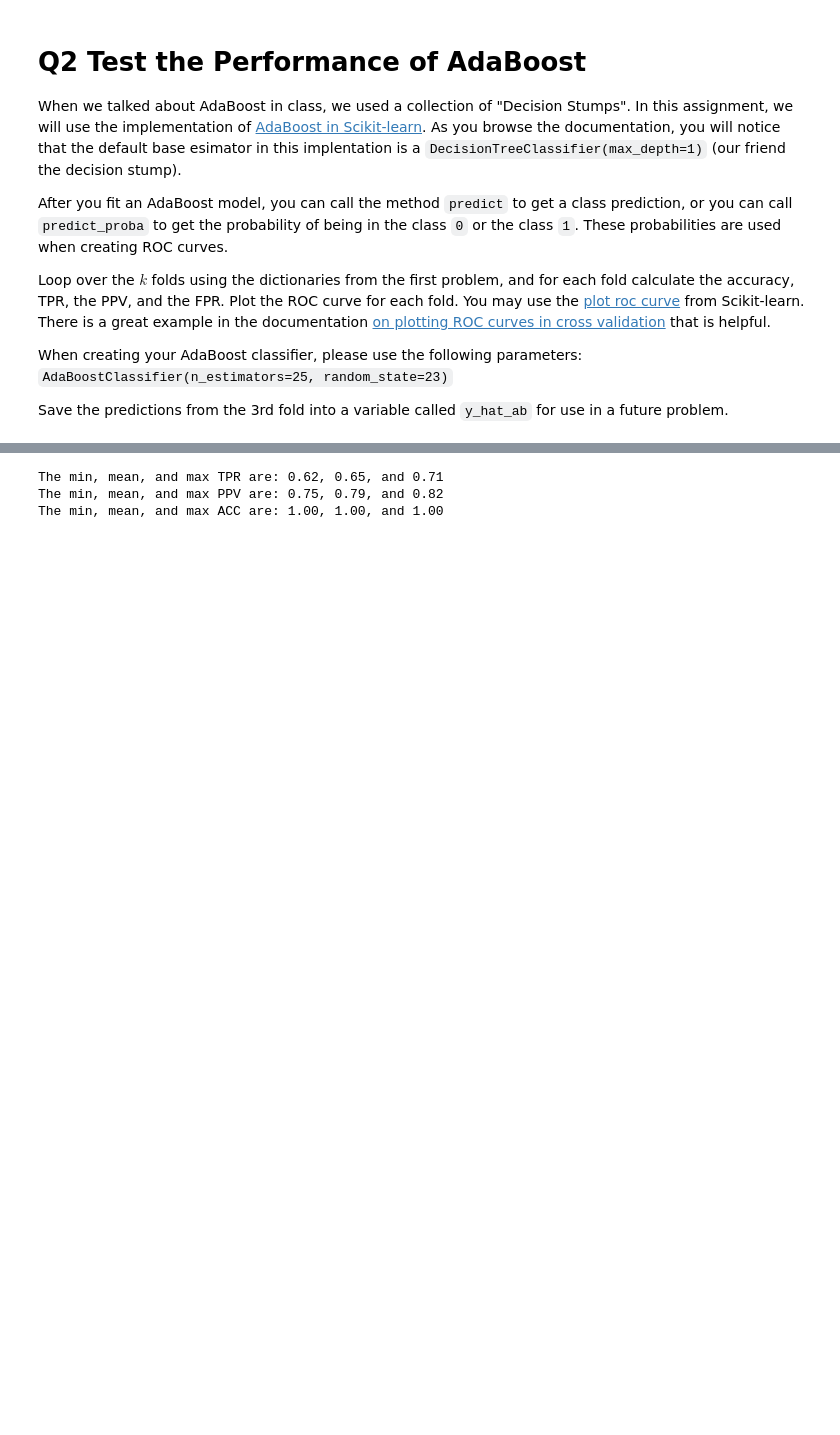
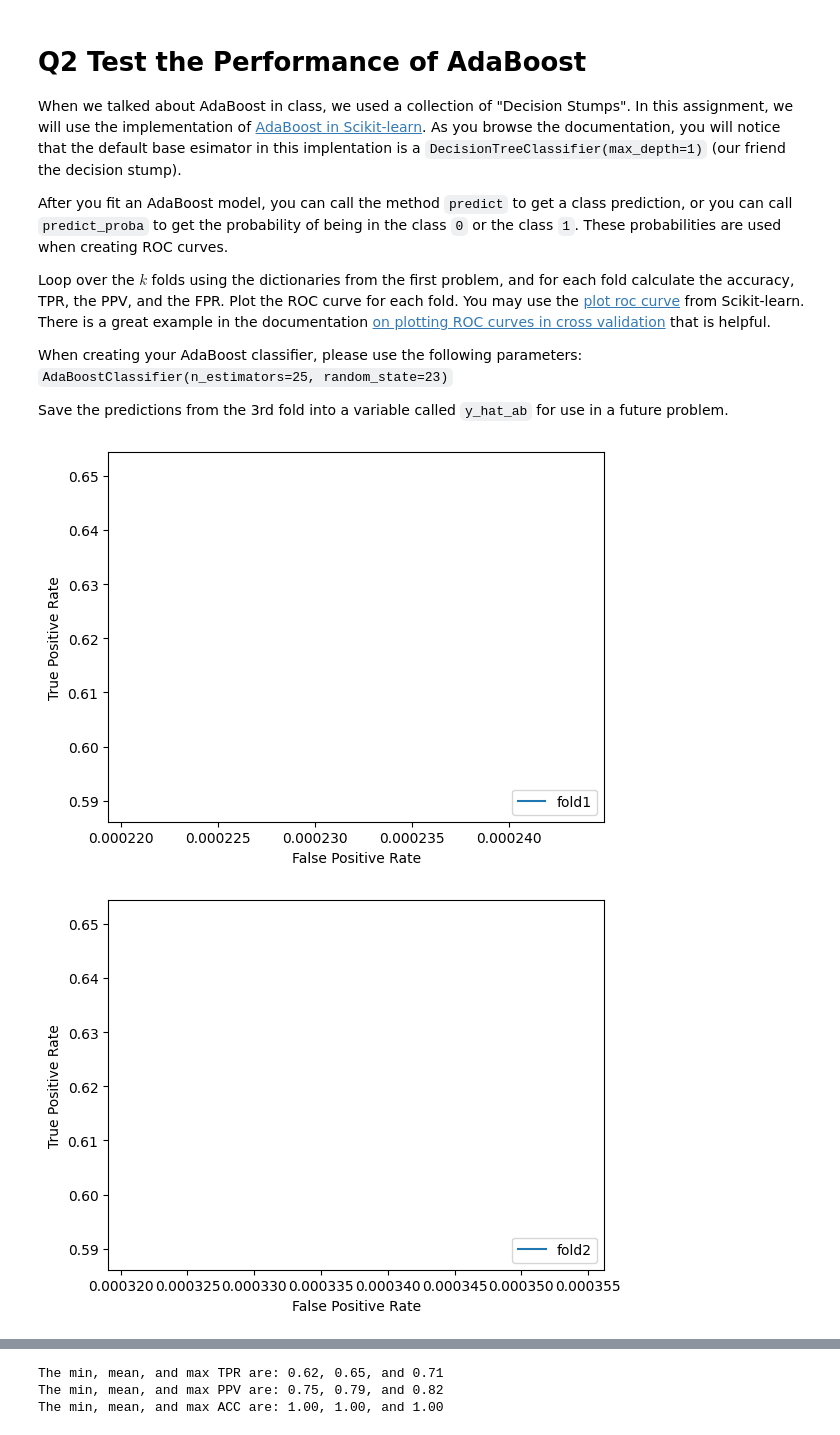
Before and after one commit to BictorFonseca/DataAnalysis, a Jupyter notebook: CS329E_HW09.ipynb, the cells around one changed output, grey strips where cells are left out. Cells and saved outputs as stored; diff of their text form; code cells hidden in the pictures; blank space fills up the shorter version.

```diff
--- a/CS329E_HW09.ipynb
+++ b/CS329E_HW09.ipynb
@@ -102,22 +103,28 @@ fpr_ab = []
 # %%
 # your code here
 for n in range(1,4):
     trainX=d_train_df_X[n]
     trainY=d_train_s_y[n]
     testX=d_test_df_X[n]
     testY=d_test_s_y[n]
 
     abModel=AdaBoostClassifier(n_estimators=25, random_state=23)
     abModel.fit(trainX,trainY)
 
     if n==3:
         y_hat_ab=abModel.predict(testX)
     pred=abModel.predict(testX)
     tn = ((pred == 0) & (testY == 0)).sum()
     fp = ((pred == 1) & (testY == 0)).sum()
     fn = ((pred == 0) & (testY == 1)).sum()
     tp = ((pred == 1) & (testY == 1)).sum()
     acc_ab.append((tp+tn)/(tp+tn+fp+fn))
     tpr_ab.append((tp)/(tp+fn))
     ppv_ab.append((tp)/(tp+fp))
     fpr_ab.append((fp)/(fp+tn))
+    p=RocCurveDisplay(fpr=fpr_ab[-1], tpr=tpr_ab[-1])
+    p.plot(label=f"fold{n}")
+plt.show()
+# %% [output]
+[figure, added]
+[figure, added]
```
Also changed, not shown: parts of 2 cells of this notebook.
